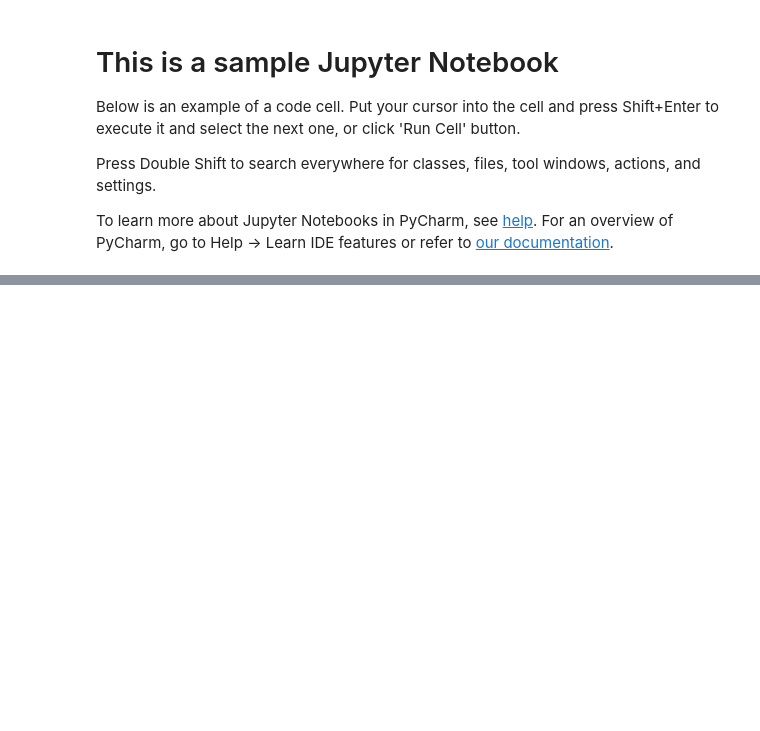
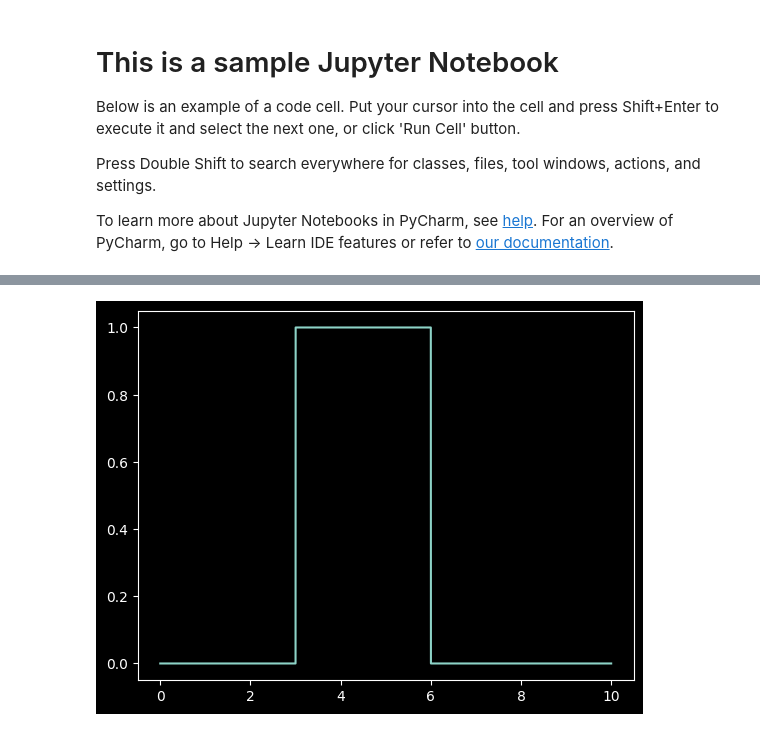
Before and after one commit to Elena-299/JupyterProject, a Jupyter notebook: Software 1/School examples.ipynb, the cells around one changed output, grey strips where cells are left out. Cells and saved outputs as stored; diff of their text form; code cells hidden in the pictures; blank space fills up the shorter version.

```diff
--- a/Software 1/School examples.ipynb
+++ b/Software 1/School examples.ipynb
@@ -224,0 +339,7 @@ plt.show()
+# %%
+x = np.linspace(0,10,1000000)
+y1 = ((x>=3) & (x<6)) *1
+plt.plot(x,y1)
+plt.show()
+# %% [output]
+[figure, added]
```
Also changed, not shown: parts of 10 cells of this notebook, 3 other files.
